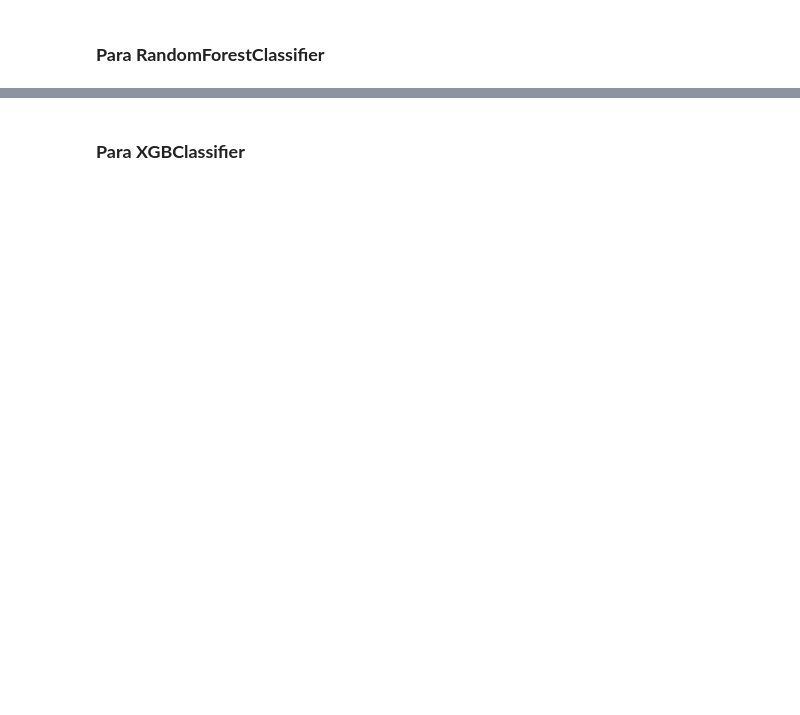
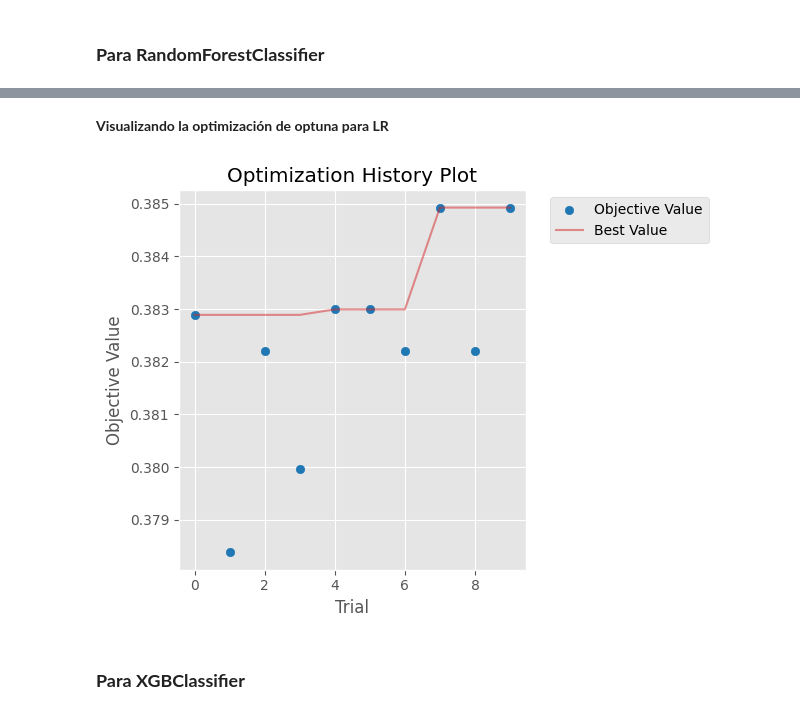
Before and after one commit to lfescobarg/Proyecto_final_MLops, a Jupyter notebook: notebooks/02-Experiment-Tracking/Experiment_Tracking.ipynb, the cells around one changed output, grey strips where cells are left out. Cells and saved outputs as stored; diff of their text form; code cells hidden in the pictures; blank space fills up the shorter version.

Commit message:
feat(mlflow): improved tracking with mlflow and optuna, added new models + requirements update

```diff
--- a/notebooks/02-Experiment-Tracking/Experiment_Tracking.ipynb
+++ b/notebooks/02-Experiment-Tracking/Experiment_Tracking.ipynb
@@ -459,3 +668,15 @@ n_jobs=-1 """
+# %% [markdown]
+**Visualizando la optimización de optuna para LR**
+# %%
+# Visualize optimization history
+import matplotlib.pyplot as plt
+
+
+# Optimization history
+optuna.visualization.matplotlib.plot_optimization_history(study_rf)
+plt.show()
+# %% [output]
+[figure, added]
 # %% [markdown]
 ### **Para XGBClassifier**
 # %%
```
Also changed, not shown: parts of 12 cells of this notebook, 1 other file.
